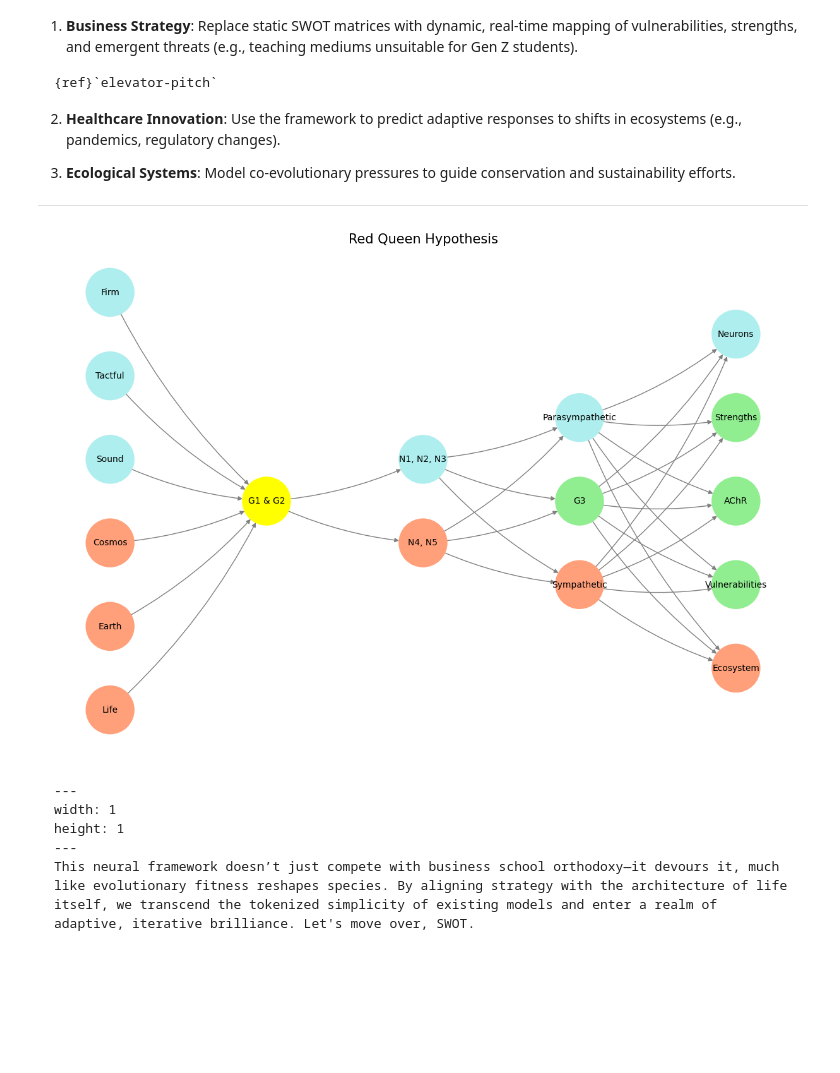
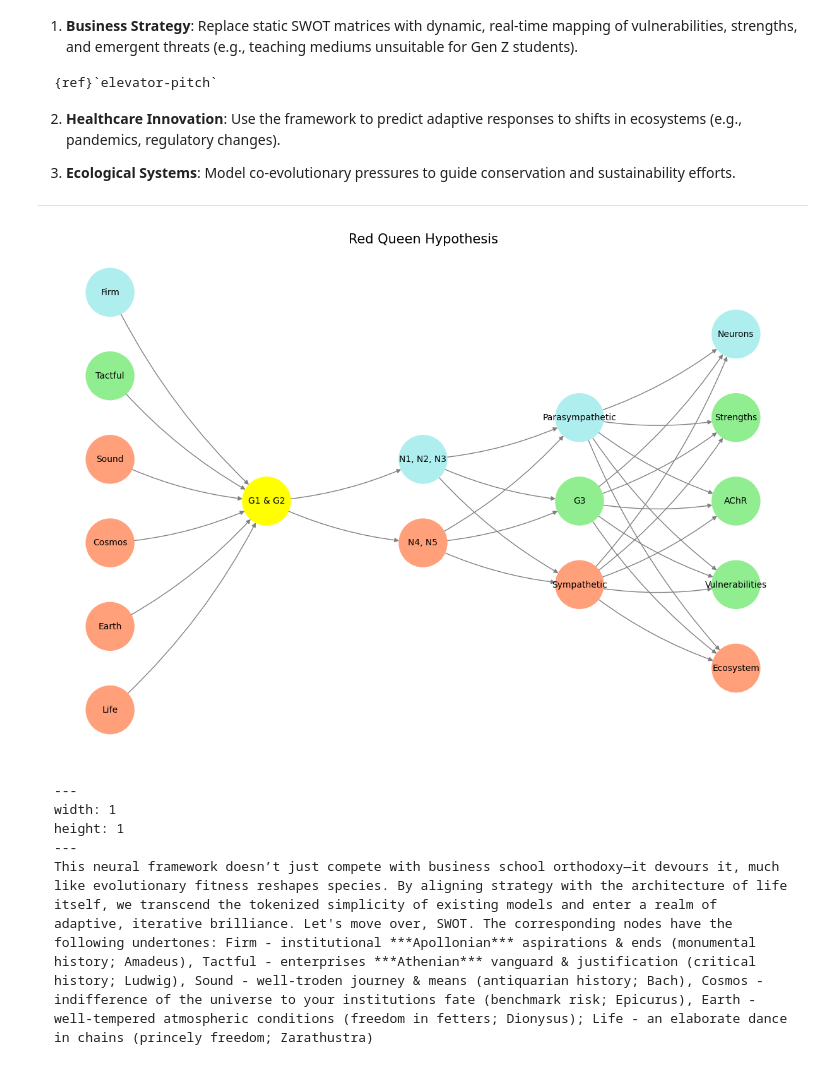
Before and after one commit to abikesa/festokivengere, a Jupyter notebook: kitabo/ensi/_build/jupyter_execute/index.ipynb, the cells around one changed output. Drawn from its saved outputs; the diff is of its cells as text; code cells hidden in the pictures; blank space fills up the shorter version.

````diff
--- a/kitabo/ensi/_build/jupyter_execute/index.ipynb
+++ b/kitabo/ensi/_build/jupyter_execute/index.ipynb
@@ -68,7 +68,9 @@ def define_layers():
 def assign_colors(node, layer):
     if node == 'G1 & G2':
         return 'yellow'
-    if layer == 'Pre-Input' and node in ['Sound', 'Tactful', 'Firm']:
+    if layer == 'Pre-Input' and node in ['Tactful']:
+        return 'lightgreen'
+    if layer == 'Pre-Input' and node in ['Firm']:
         return 'paleturquoise'
     elif layer == 'Input' and node == 'N1, N2, N3':
         return 'paleturquoise'
@@ -104,39 +106,39 @@ def visualize_nn():
 
     # Add nodes and assign positions
     for i, (layer_name, nodes) in enumerate(layers.items()):
         y_positions = calculate_positions(nodes, center_x, offset=-len(layers) + i + 1)
         for node, position in zip(nodes, y_positions):
             G.add_node(node, layer=layer_name)
             pos[node] = position
             node_colors.append(assign_colors(node, layer_name))
 
     # Add edges (without weights)
     for layer_pair in [
         ('Pre-Input', 'Yellowstone'), ('Yellowstone', 'Input'), ('Input', 'Hidden'), ('Hidden', 'Output')
     ]:
         source_layer, target_layer = layer_pair
         for source in layers[source_layer]:
             for target in layers[target_layer]:
                 G.add_edge(source, target)
 
     # Draw the graph
     plt.figure(figsize=(12, 8))
     nx.draw(
         G, pos, with_labels=True, node_color=node_colors, edge_color='gray',
         node_size=3000, font_size=10, connectionstyle="arc3,rad=0.1"
     )
     plt.title("Red Queen Hypothesis", fontsize=15)
     plt.show()
 
 # Run the visualization
 visualize_nn()
 # %% [output]
-[figure, old version]
+[figure, new version]
 # %% [markdown]
 ```{figure} figures/blanche.*
 ---
 width: 1
 height: 1
 ---
-This neural framework doesn’t just compete with business school orthodoxy—it devours it, much like evolutionary fitness reshapes species. By aligning strategy with the architecture of life itself, we transcend the tokenized simplicity of existing models and enter a realm of adaptive, iterative brilliance. Let's move over, SWOT.
+This neural framework doesn’t just compete with business school orthodoxy—it devours it, much like evolutionary fitness reshapes species. By aligning strategy with the architecture of life itself, we transcend the tokenized simplicity of existing models and enter a realm of adaptive, iterative brilliance. Let's move over, SWOT. The corresponding nodes have the following undertones: Firm - institutional ***Apollonian*** aspirations & ends (monumental history; Amadeus), Tactful - enterprises ***Athenian*** vanguard & justification (critical history; Ludwig), Sound - well-troden journey & means (antiquarian history; Bach), Cosmos - indifference of the universe to your institutions fate (benchmark risk; Epicurus), Earth - well-tempered atmospheric conditions (freedom in fetters; Dionysus); Life - an elaborate dance in chains (princely freedom; Zarathustra)
 ```
````
Also changed, not shown: 35 other files.
